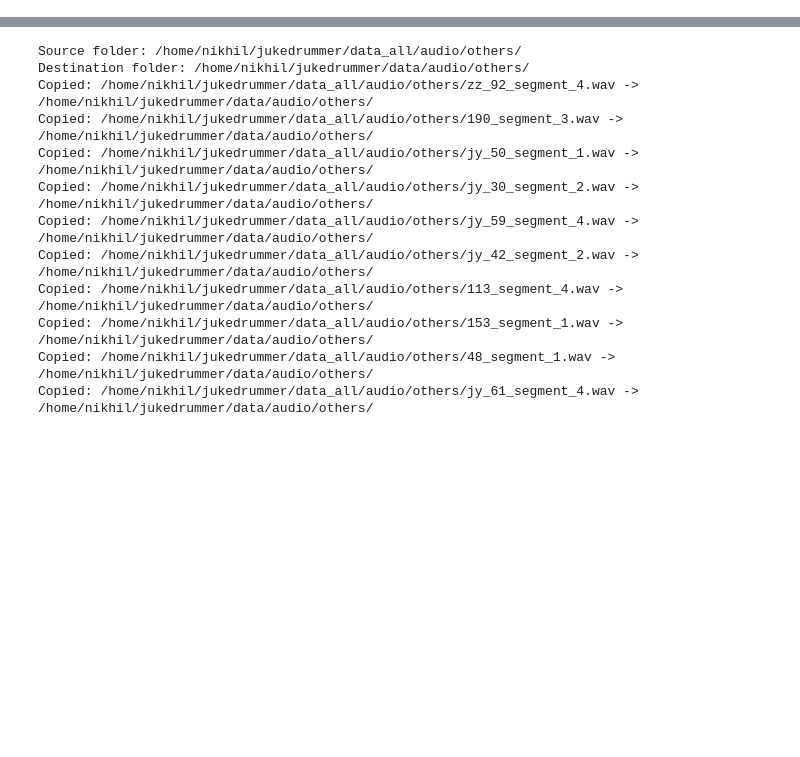
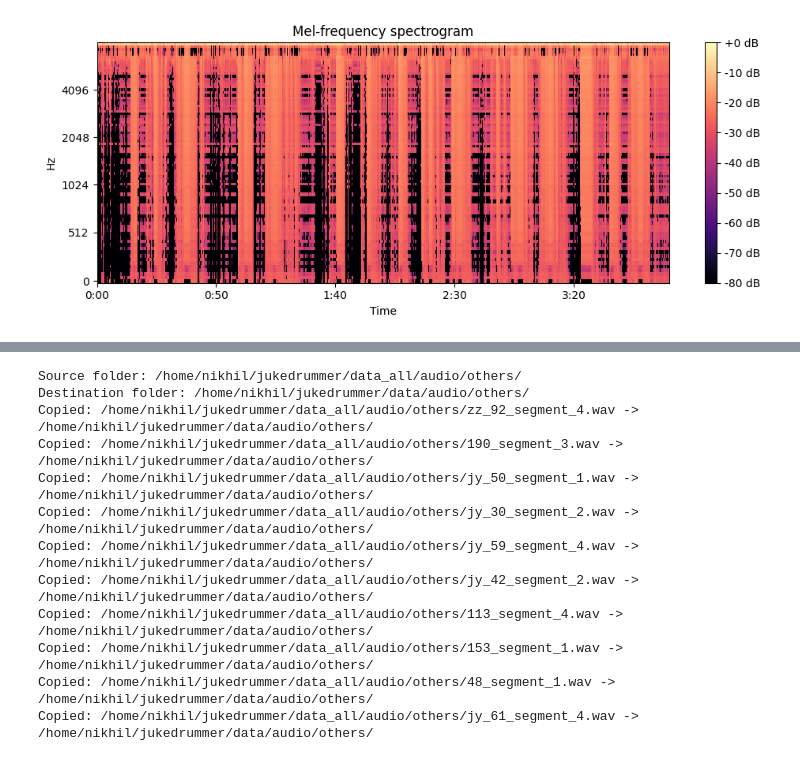
Before and after one commit to nikhilsos/jukedrummer, a Jupyter notebook: zzz.ipynb, the cells around one changed output, grey strips where cells are left out. Cells and saved outputs as stored; diff of their text form; code cells hidden in the pictures; blank space fills up the shorter version.

```diff
--- a/zzz.ipynb
+++ b/zzz.ipynb
@@ -0,0 +1,14 @@
+# %%
+import librosa.display
+import matplotlib.pyplot as plt
+import numpy as np
+mel_spec = '/home/nikhil/jukedrummer/vqvae_mels/37_segment_1.npy'
+# mel = np.load(mel_spec)
+mel = np.load(mel_spec)
+plt.figure(figsize=(10, 4))
+librosa.display.specshow(librosa.power_to_db(mel, ref=np.max), y_axis='mel', fmax=8000, x_axis='time')
+plt.colorbar(format='%+2.0f dB')
+plt.title('Mel-frequency spectrogram')
+plt.tight_layout()
+# %% [output]
+[figure, added]
```
Also changed, not shown: parts of 1 cell of this notebook, 27 other files.
